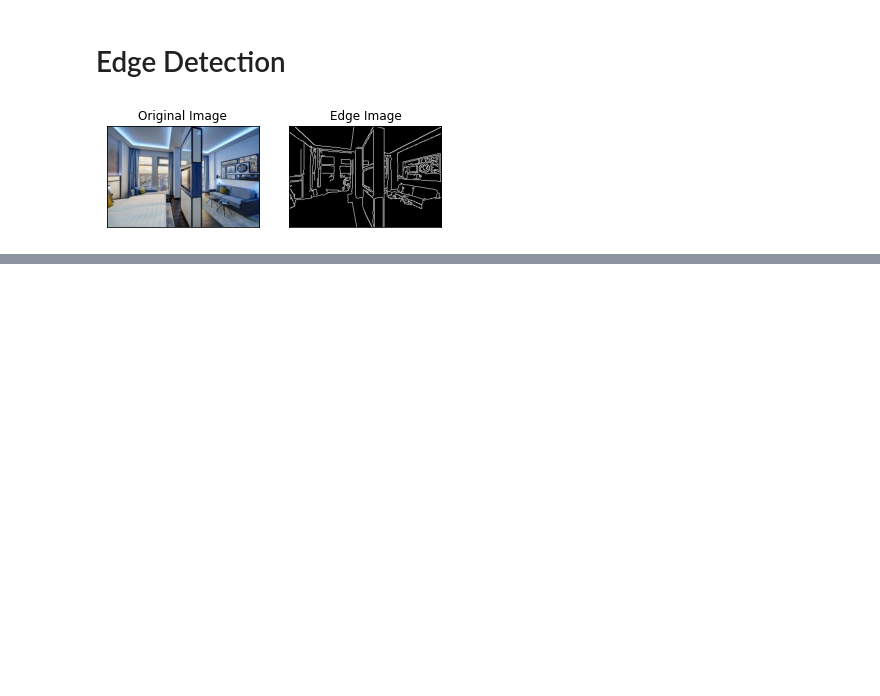
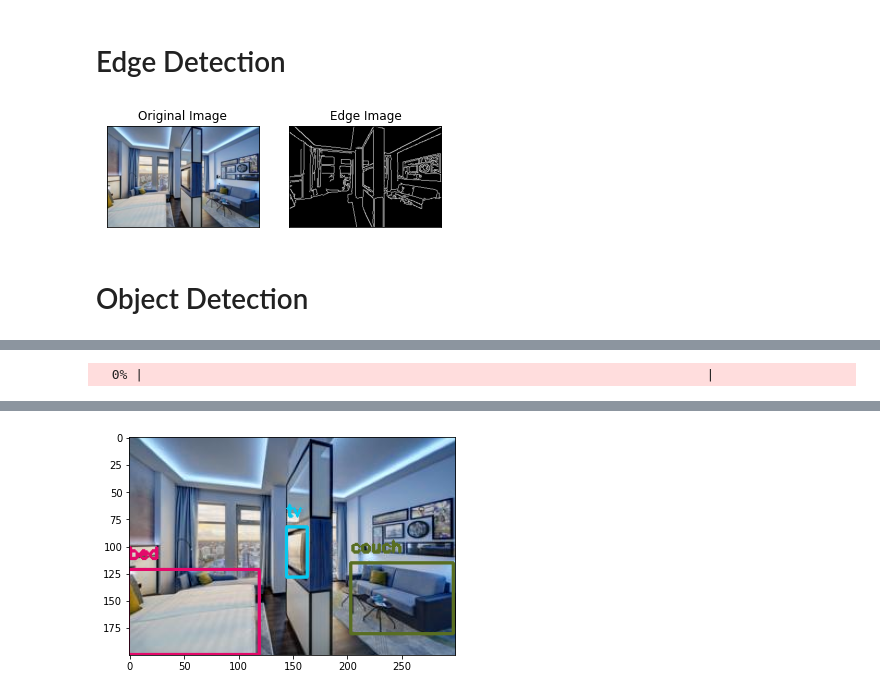
Before and after one commit to nagarjunakki02/Image-Analysis-on-Hotel-image-data, a Jupyter notebook: Image_Analysis_on_Hotel_image_data.ipynb, the cells around one changed output, grey strips where cells are left out. Saved outputs shown, nothing was run; the diff lists cells and outputs as text; code cells hidden in the pictures; blank space fills up the shorter version.

```diff
--- a/Image_Analysis_on_Hotel_image_data.ipynb
+++ b/Image_Analysis_on_Hotel_image_data.ipynb
@@ -166,3 +166,18 @@ plt.title('Edge Image'), plt.xticks([]), plt.yticks([])
 plt.show()
 # %% [output]
 [figure]
+# %% [markdown]
+# Object Detection
+# %%
+!pip install cvlib
+import cv2
+import matplotlib.pyplot as plt
+import cvlib as cv
+from cvlib.object_detection import draw_bbox
+
+im = cv2.imread('/content/images_15.jpg')
+bbox, label, conf = cv.detect_common_objects(im)
+output_image = draw_bbox(im, bbox, label, conf)
+plt.imshow(output_image)
+plt.show()
+# %% [output]
@@ -168,0 +195 @@ plt.show()
+  0% |                                                                        |
@@ -168,0 +199 @@ plt.show()
+[figure, added]
```
Also changed, not shown: parts of 4 cells of this notebook.
